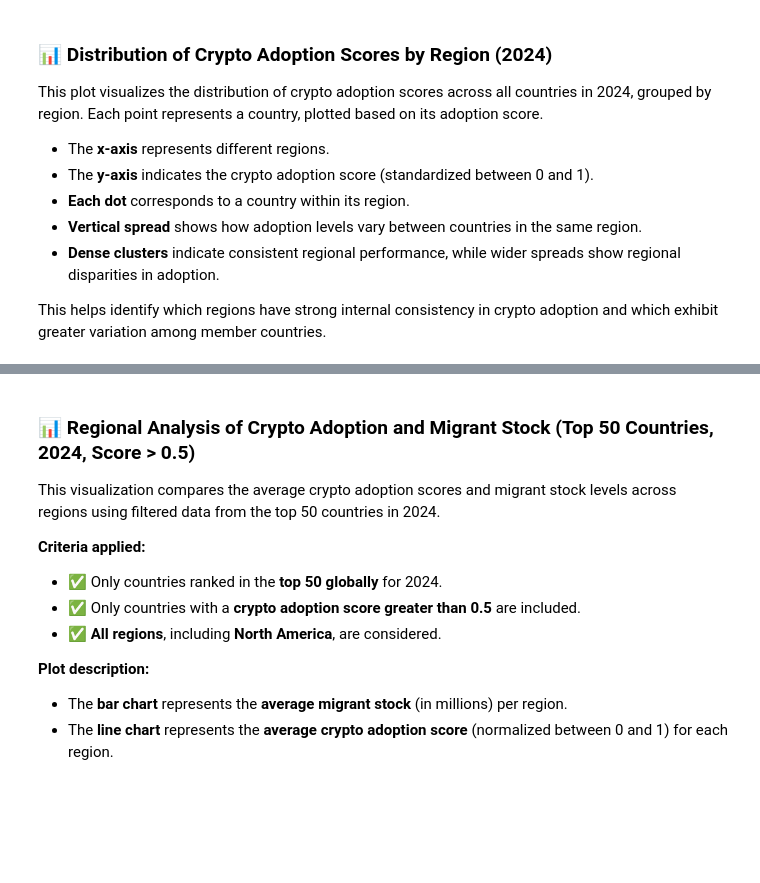
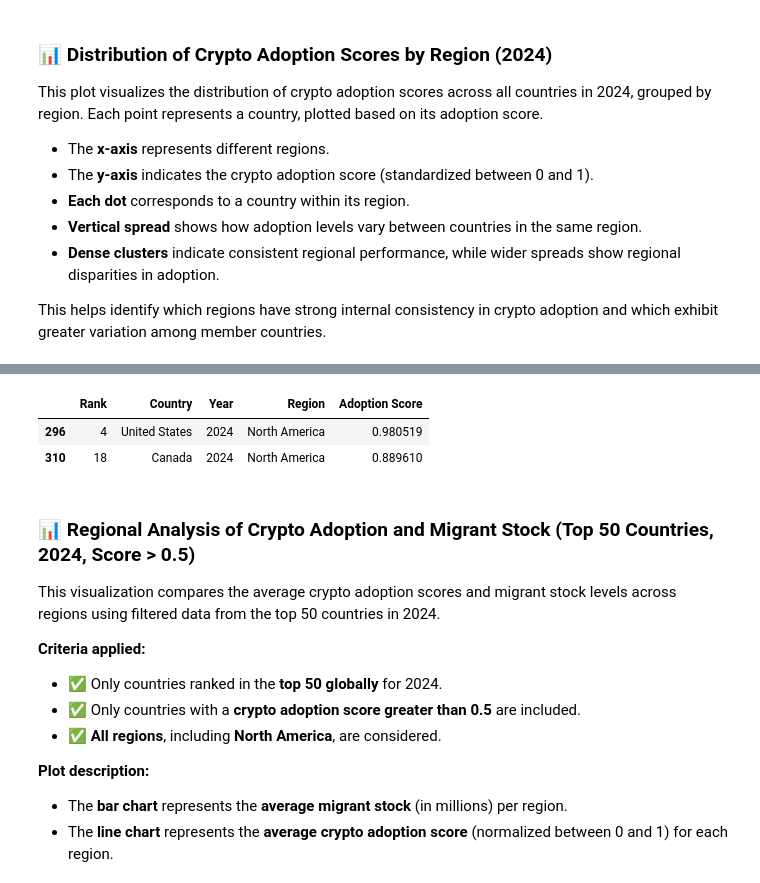
Before and after one commit to MIT-Emerging-Talent/ET6-CDSP-group-12-repo, a Jupyter notebook: 4_data_analysis/data_analysis.ipynb, the cells around one changed output, grey strips where cells are left out. Cells and saved outputs as stored; diff of their text form; code cells hidden in the pictures; blank space fills up the shorter version.

```diff
--- a/4_data_analysis/data_analysis.ipynb
+++ b/4_data_analysis/data_analysis.ipynb
@@ -364,3 +364,9 @@ Passing `palette` without assigning `hue` is deprecated and will be removed in v
+# %%
+GCAI_df[(GCAI_df["Year"] == 2024) & (GCAI_df["Region"] == "North America")]
+# %% [output]
+|  | Rank | Country | Year | Region | Adoption Score |
+| 296 | 4 | United States | 2024 | North America | 0.980519 |
+| 310 | 18 | Canada | 2024 | North America | 0.889610 |
 # %% [markdown]
 ### 📊 Regional Analysis of Crypto Adoption and Migrant Stock (Top 50 Countries, 2024, Score > 0.5)
 
```
Also changed, not shown: parts of 1 cell of this notebook, 1 other file.
